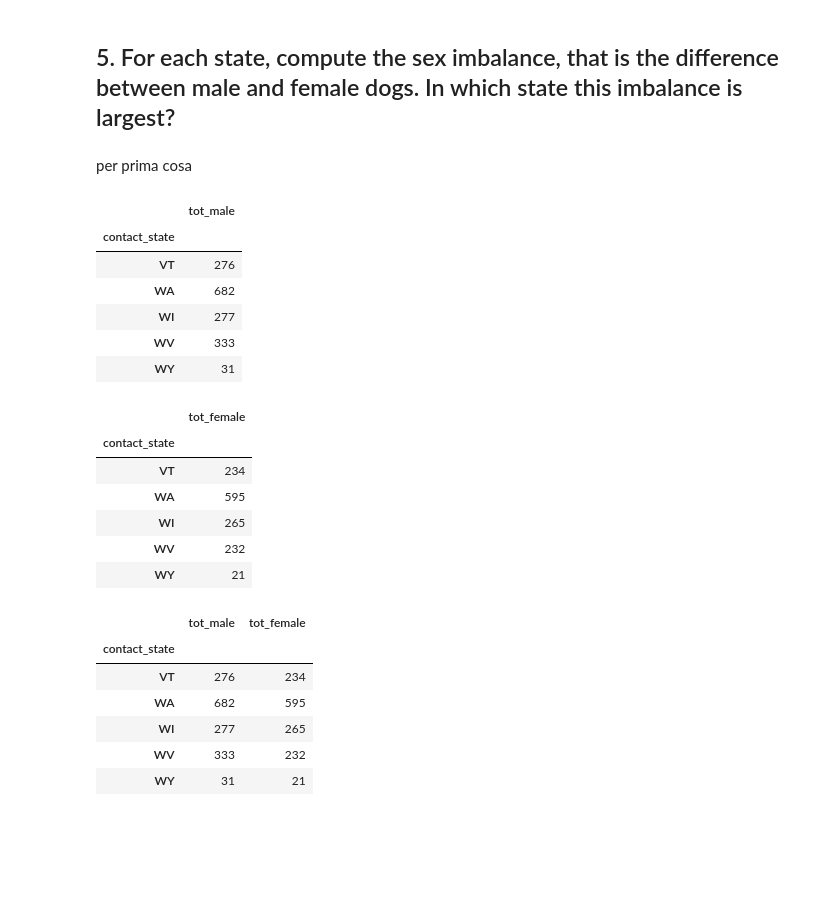
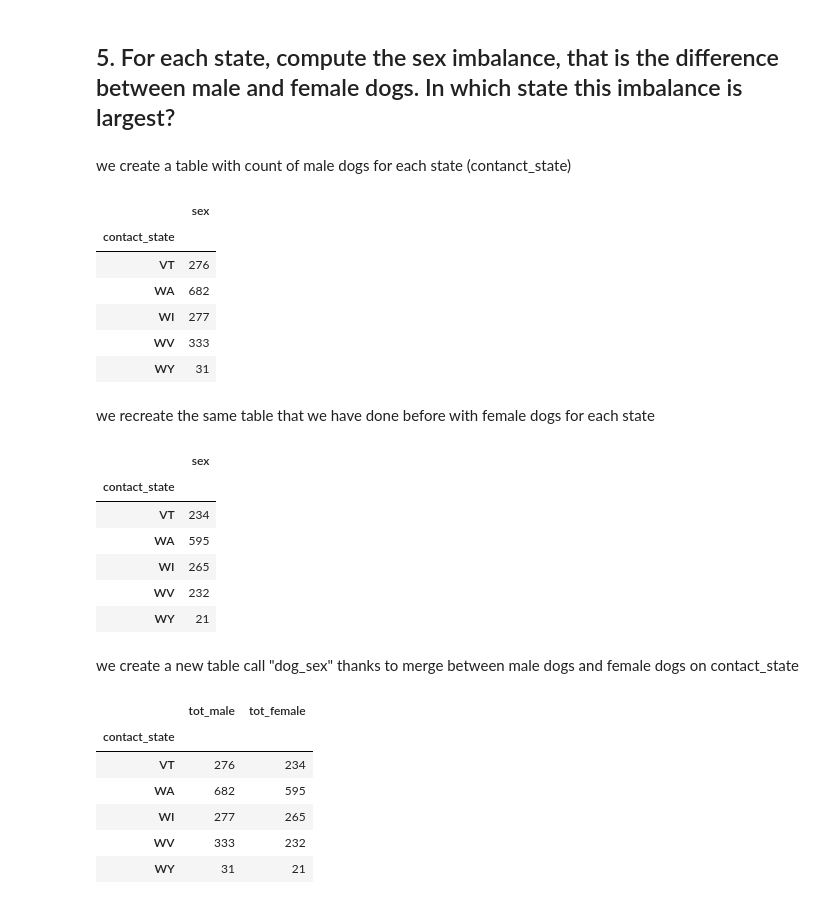
Before and after one commit to mat1218B/ProjectOfComputerScience, a Jupyter notebook: Project-CS_2022.ipynb, the cells around one changed output. Drawn from its saved outputs; the diff is of its cells as text; code cells hidden in the pictures; blank space fills up the shorter version.

```diff
--- a/Project-CS_2022.ipynb
+++ b/Project-CS_2022.ipynb
@@ -188,30 +188,34 @@ As we can see, there are many 'inf' values. It is correct because for that breed
 # %% [markdown]
 ## 5. For each state, compute the sex imbalance, that is the difference between male and female dogs. In which state this imbalance is largest?
 # %% [markdown]
-per prima cosa
+we create a table with count of male dogs for each state (contanct_state)
 # %%
 dog_male=dogs[dogs['sex']=='Male']
 dog_male=dog_male.groupby(['contact_state'])[['sex']].count()
-dog_male.rename( columns = {'sex':'tot_male'}).tail()
+dog_male.tail()
 # %% [output]
-|  | tot_male |
+|  | sex |
 | contact_state |  |
 | VT | 276 |
 | WA | 682 |
 | WI | 277 |
 | WV | 333 |
 | WY | 31 |
+# %% [markdown]
+we recreate the same table that we have done before with female dogs for each state
 # %%
 dog_female=dogs[dogs['sex']=='Female']
 dog_female=dog_female.groupby(['contact_state'])[['sex']].count()
-dog_female.rename( columns = {'sex':'tot_female'}).tail()
+dog_female.tail()
 # %% [output]
-|  | tot_female |
+|  | sex |
 | contact_state |  |
 | VT | 234 |
 | WA | 595 |
 | WI | 265 |
 | WV | 232 |
 | WY | 21 |
+# %% [markdown]
+we create a new table call "dog_sex" thanks to merge between male dogs and female dogs on contact_state
 # %%
 dog_sex=pd.merge(dog_male,dog_female,on="contact_state")
```
Also changed, not shown: parts of 3 cells of this notebook.
